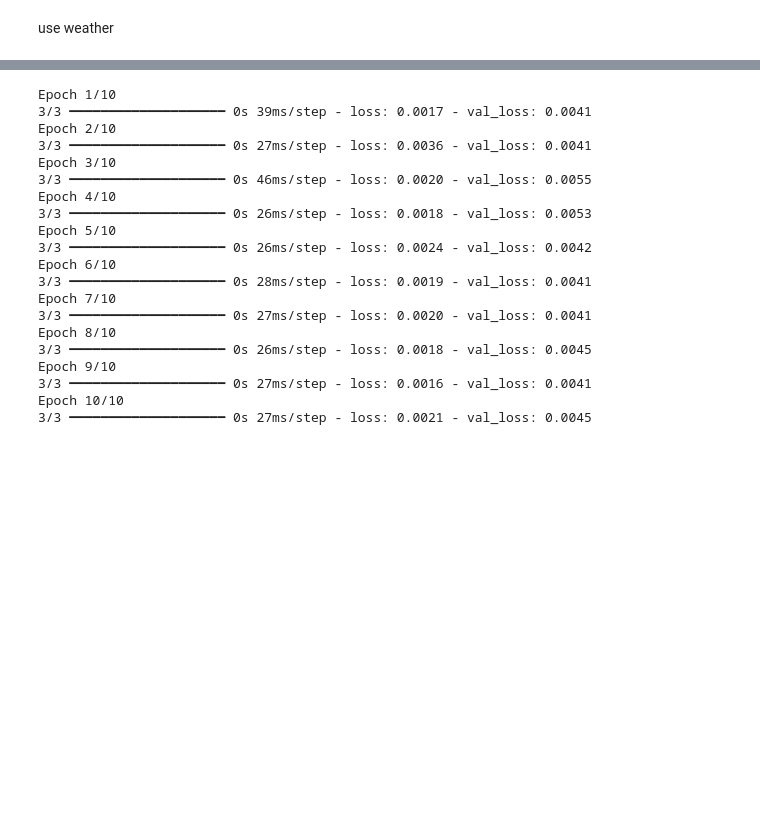
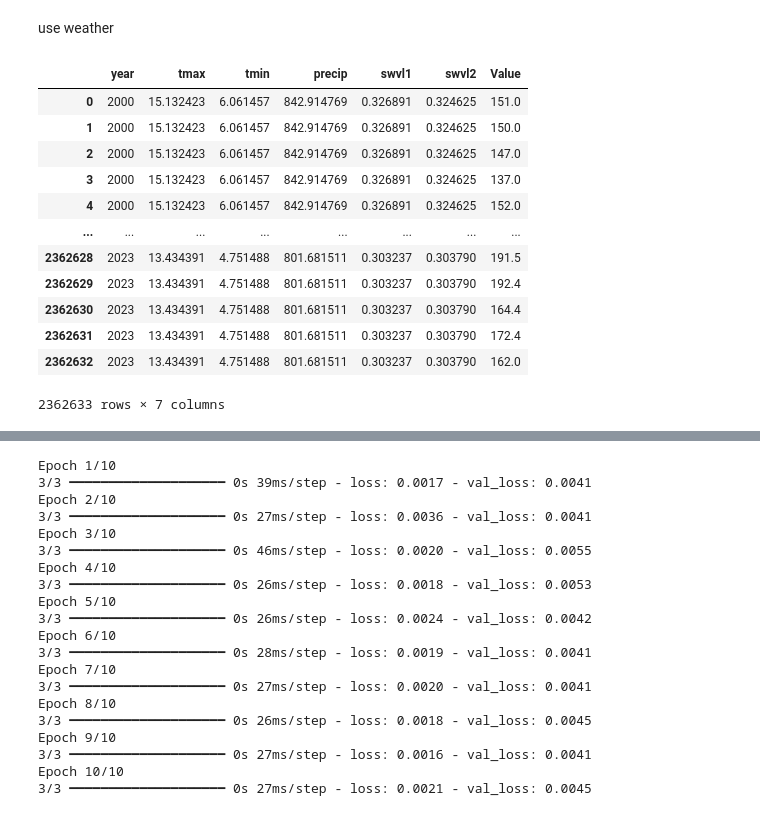
Before and after one commit to AntonioDonnangelo/Predicting-2024-US-Corn-Yield, a Jupyter notebook: Predicting_2024_US_Corn_Yield.ipynb, the cells around one changed output, grey strips where cells are left out. Saved outputs shown, nothing was run; the diff lists cells and outputs as text; code cells hidden in the pictures; blank space fills up the shorter version.

```diff
--- a/Predicting_2024_US_Corn_Yield.ipynb
+++ b/Predicting_2024_US_Corn_Yield.ipynb
@@ -1160,6 +1201,22 @@ use weather
 combined_df = pd.merge(year_mean, year_weather_summary, on='year', how='left')
 # %%
 combined_df.fillna(0, inplace=True)
+# %%
+combined_df
+# %% [output]
+|  | year | tmax | tmin | precip | swvl1 | swvl2 | Value |
+| 0 | 2000 | 15.132423 | 6.061457 | 842.914769 | 0.326891 | 0.324625 | 151.0 |
+| 1 | 2000 | 15.132423 | 6.061457 | 842.914769 | 0.326891 | 0.324625 | 150.0 |
+| 2 | 2000 | 15.132423 | 6.061457 | 842.914769 | 0.326891 | 0.324625 | 147.0 |
+| 3 | 2000 | 15.132423 | 6.061457 | 842.914769 | 0.326891 | 0.324625 | 137.0 |
+| 4 | 2000 | 15.132423 | 6.061457 | 842.914769 | 0.326891 | 0.324625 | 152.0 |
+| ... | ... | ... | ... | ... | ... | ... | ... |
+| 2362628 | 2023 | 13.434391 | 4.751488 | 801.681511 | 0.303237 | 0.303790 | 191.5 |
+| 2362629 | 2023 | 13.434391 | 4.751488 | 801.681511 | 0.303237 | 0.303790 | 192.4 |
+| 2362630 | 2023 | 13.434391 | 4.751488 | 801.681511 | 0.303237 | 0.303790 | 164.4 |
+| 2362631 | 2023 | 13.434391 | 4.751488 | 801.681511 | 0.303237 | 0.303790 | 172.4 |
+| 2362632 | 2023 | 13.434391 | 4.751488 | 801.681511 | 0.303237 | 0.303790 | 162.0 |
+2362633 rows × 7 columns
 # %%
 # Create separate scalers
 scaler_value = MinMaxScaler(feature_range=(0, 1))
```
Also changed, not shown: parts of 44 cells of this notebook.
